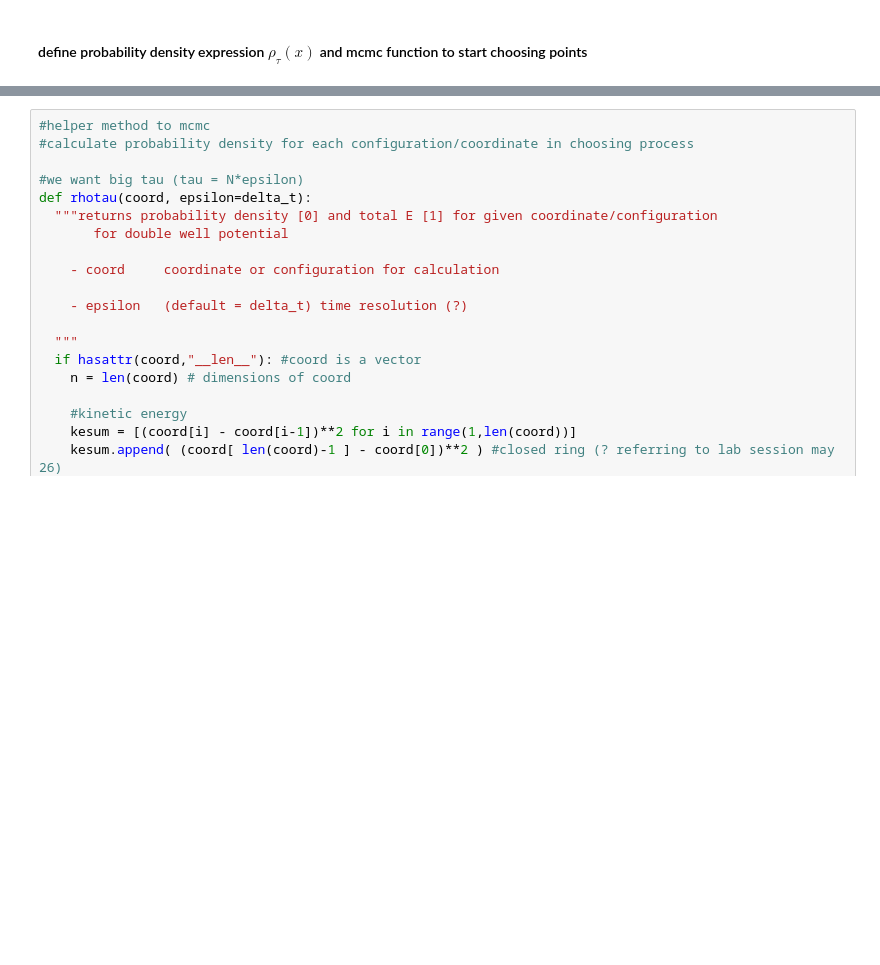
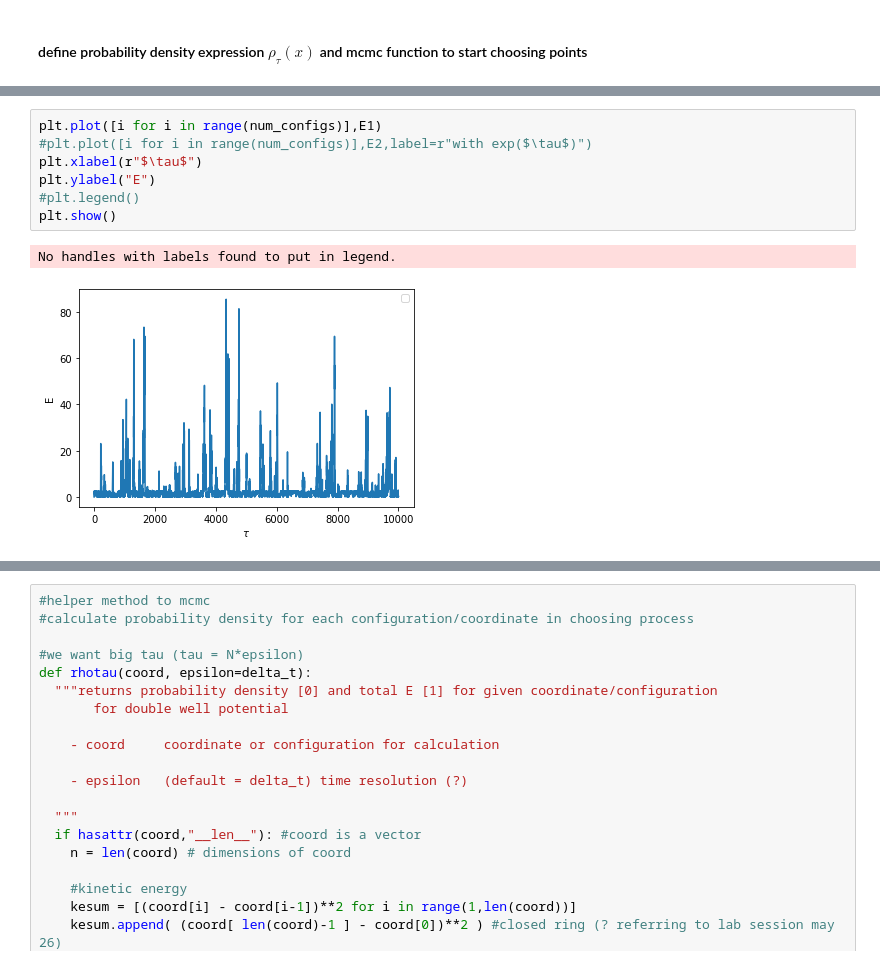
Before and after one commit to chrisamz/142-Final-Project, a Jupyter notebook: PHYS142_project.ipynb, the cells around one changed output, grey strips where cells are left out. Cells and saved outputs as stored; diff of their text form; blank space fills up the shorter version.

```diff
--- a/PHYS142_project.ipynb
+++ b/PHYS142_project.ipynb
@@ -127,0 +219,10 @@ def rho(coord, epsilon=delta_t):
+# %%
+plt.plot([i for i in range(num_configs)],E1)
+#plt.plot([i for i in range(num_configs)],E2,label=r"with exp($\tau$)")
+plt.xlabel(r"$\tau$")
+plt.ylabel("E")
+#plt.legend()
+plt.show()
+# %% [output]
+No handles with labels found to put in legend.
+[figure, added]
```
Also changed, not shown: parts of 15 cells of this notebook.
